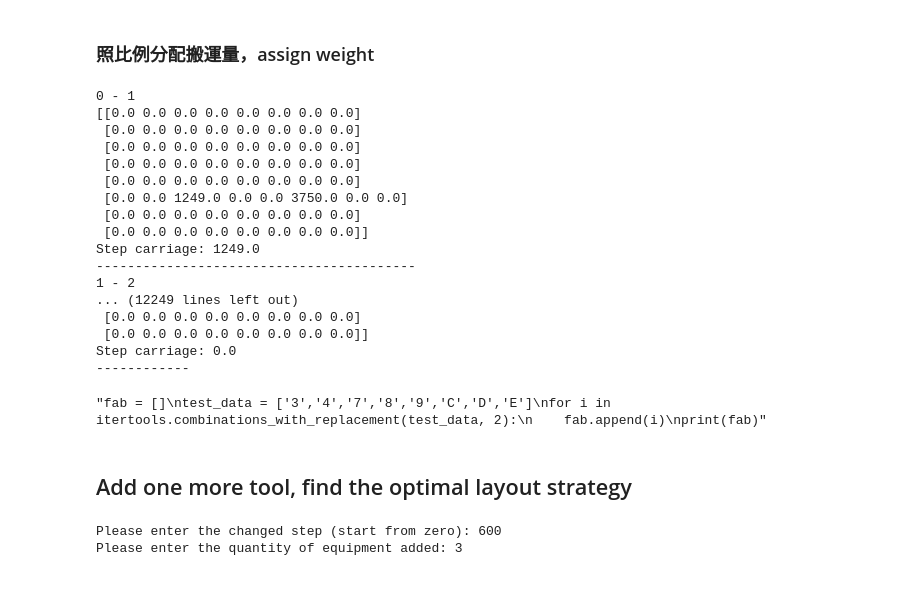
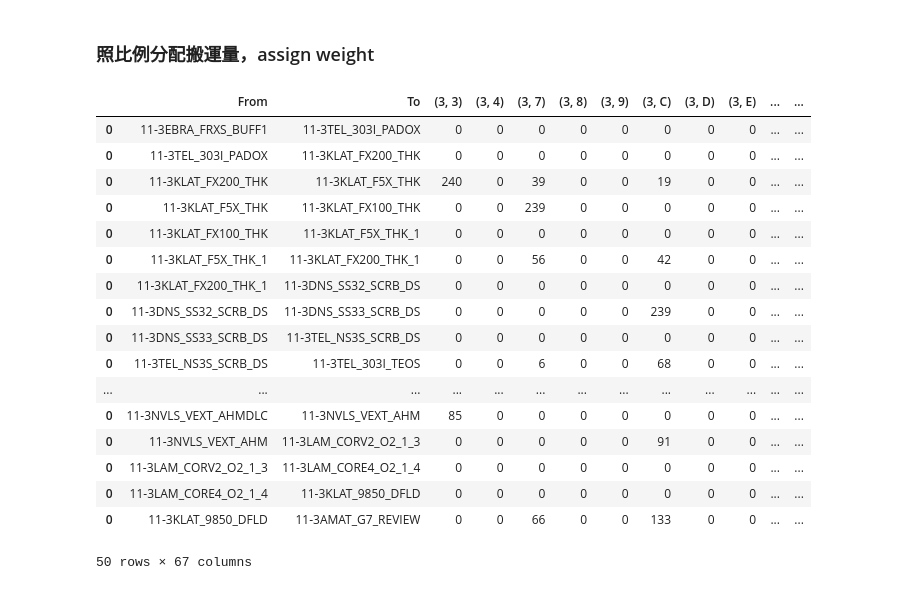
Before and after one commit to blue168sky/python-work, a Jupyter notebook: PDM.ipynb, the cells around one changed output. Cells and saved outputs as stored; diff of their text form; code cells hidden in the pictures.

```diff
--- a/PDM.ipynb
+++ b/PDM.ipynb
@@ -165,58 +200,40 @@ for i in range(len(step)-1):
 #print(carry)
 # %%
 def weight(distance,carry,step):
+    carry_amount = pd.DataFrame(columns = list(itertools.product(col, col1)))
     total_carry = []
+    step_carriage = []
     for i in range(len(step)-1):
         carry_weight = np.multiply(carry[i],distance)
         total_carry_step = np.sum(carry_weight)-np.trace(carry_weight)
         total_carry.append(total_carry_step)
-        print (i,'-',i+1)
-        print (carry_weight)
-        print ('Step carriage:',total_carry_step)
-        print ('-----------------------------------------')
-    print ('Total carriage:',sum(total_carry))
-    return
-weight(distance = np.ones((8,8)),carry = carry,step = step)
+        carry_weight = carry_weight.reshape(1,len(col)**2)
+        carry_weight = pd.DataFrame(carry_weight,columns = list(itertools.product(col, col1)))
+        carry_amount = carry_amount.append(carry_weight)
+    carry_amount.insert(0,'From',step[:len(step)-1])
+    carry_amount.insert(1,'To',step[1:len(step)])
+    carry_amount['Step carriage'] = total_carry
+
+    #print ('Total carriage:',sum(total_carry))
+    return carry_amount
+
+weight(distance = np.ones((8,8)),carry = carry,step = step).head(50)
 # %% [output]
+|  | From | To | (3, 3) | (3, 4) | (3, 7) | (3, 8) | (3, 9) | (3, C) | (3, D) | (3, E) | ... | ... |
+| 0 | 11-3EBRA_FRXS_BUFF1 | 11-3TEL_303I_PADOX | 0 | 0 | 0 | 0 | 0 | 0 | 0 | 0 | ... | ... |
+| 0 | 11-3TEL_303I_PADOX | 11-3KLAT_FX200_THK | 0 | 0 | 0 | 0 | 0 | 0 | 0 | 0 | ... | ... |
+| 0 | 11-3KLAT_FX200_THK | 11-3KLAT_F5X_THK | 240 | 0 | 39 | 0 | 0 | 19 | 0 | 0 | ... | ... |
+| 0 | 11-3KLAT_F5X_THK | 11-3KLAT_FX100_THK | 0 | 0 | 239 | 0 | 0 | 0 | 0 | 0 | ... | ... |
+| 0 | 11-3KLAT_FX100_THK | 11-3KLAT_F5X_THK_1 | 0 | 0 | 0 | 0 | 0 | 0 | 0 | 0 | ... | ... |
+| 0 | 11-3KLAT_F5X_THK_1 | 11-3KLAT_FX200_THK_1 | 0 | 0 | 56 | 0 | 0 | 42 | 0 | 0 | ... | ... |
+| 0 | 11-3KLAT_FX200_THK_1 | 11-3DNS_SS32_SCRB_DS | 0 | 0 | 0 | 0 | 0 | 0 | 0 | 0 | ... | ... |
+| 0 | 11-3DNS_SS32_SCRB_DS | 11-3DNS_SS33_SCRB_DS | 0 | 0 | 0 | 0 | 0 | 239 | 0 | 0 | ... | ... |
+| 0 | 11-3DNS_SS33_SCRB_DS | 11-3TEL_NS3S_SCRB_DS | 0 | 0 | 0 | 0 | 0 | 0 | 0 | 0 | ... | ... |
+| 0 | 11-3TEL_NS3S_SCRB_DS | 11-3TEL_303I_TEOS | 0 | 0 | 6 | 0 | 0 | 68 | 0 | 0 | ... | ... |
+| ... | ... | ... | ... | ... | ... | ... | ... | ... | ... | ... | ... | ... |
+| 0 | 11-3NVLS_VEXT_AHMDLC | 11-3NVLS_VEXT_AHM | 85 | 0 | 0 | 0 | 0 | 0 | 0 | 0 | ... | ... |
+| 0 | 11-3NVLS_VEXT_AHM | 11-3LAM_CORV2_O2_1_3 | 0 | 0 | 0 | 0 | 0 | 91 | 0 | 0 | ... | ... |
+| 0 | 11-3LAM_CORV2_O2_1_3 | 11-3LAM_CORE4_O2_1_4 | 0 | 0 | 0 | 0 | 0 | 0 | 0 | 0 | ... | ... |
+| 0 | 11-3LAM_CORE4_O2_1_4 | 11-3KLAT_9850_DFLD | 0 | 0 | 0 | 0 | 0 | 0 | 0 | 0 | ... | ... |
+| 0 | 11-3KLAT_9850_DFLD | 11-3AMAT_G7_REVIEW | 0 | 0 | 66 | 0 | 0 | 133 | 0 | 0 | ... | ... |
-0 - 1
-[[0.0 0.0 0.0 0.0 0.0 0.0 0.0 0.0]
- [0.0 0.0 0.0 0.0 0.0 0.0 0.0 0.0]
- [0.0 0.0 0.0 0.0 0.0 0.0 0.0 0.0]
- [0.0 0.0 0.0 0.0 0.0 0.0 0.0 0.0]
- [0.0 0.0 0.0 0.0 0.0 0.0 0.0 0.0]
- [0.0 0.0 1249.0 0.0 0.0 3750.0 0.0 0.0]
- [0.0 0.0 0.0 0.0 0.0 0.0 0.0 0.0]
- [0.0 0.0 0.0 0.0 0.0 0.0 0.0 0.0]]
-Step carriage: 1249.0
------------------------------------------
-1 - 2
-... (12249 lines left out)
- [0.0 0.0 0.0 0.0 0.0 0.0 0.0 0.0]
- [0.0 0.0 0.0 0.0 0.0 0.0 0.0 0.0]]
-Step carriage: 0.0
-------------
+50 rows × 67 columns
-# %%
-'''carry = carry.reshape(len(step)-1,64)
-print(carry)
-print(carry.shape)'''
-#import itertools
-'''fab = []
-test_data = ['3','4','7','8','9','C','D','E']
-for i in itertools.combinations_with_replacement(test_data, 2):
-    fab.append(i)
-print(fab)'''
-# %% [output]
-"fab = []\ntest_data = ['3','4','7','8','9','C','D','E']\nfor i in itertools.combinations_with_replacement(test_data, 2):\n    fab.append(i)\nprint(fab)"
-# %% [markdown]
-## Add one more tool, find the optimal layout strategy
-# %%
-change_step = input('Please enter the changed step (start from zero): ') #修改機台數的步驟
-add_machine = input('Please enter the quantity of equipment added: ')
-change_data = wafer_in_each_machine.iloc[int(change_step)-1:int(change_step)+2,] #提取該步驟
-change_WS = step[int(change_step)-1:int(change_step)+2] #提取索引
-#print(change_step)
-#print(change_data)
-#print(change_WS)
-# %% [output]
-Please enter the changed step (start from zero): 600
-Please enter the quantity of equipment added: 3
```
Also changed, not shown: parts of 10 cells of this notebook.
